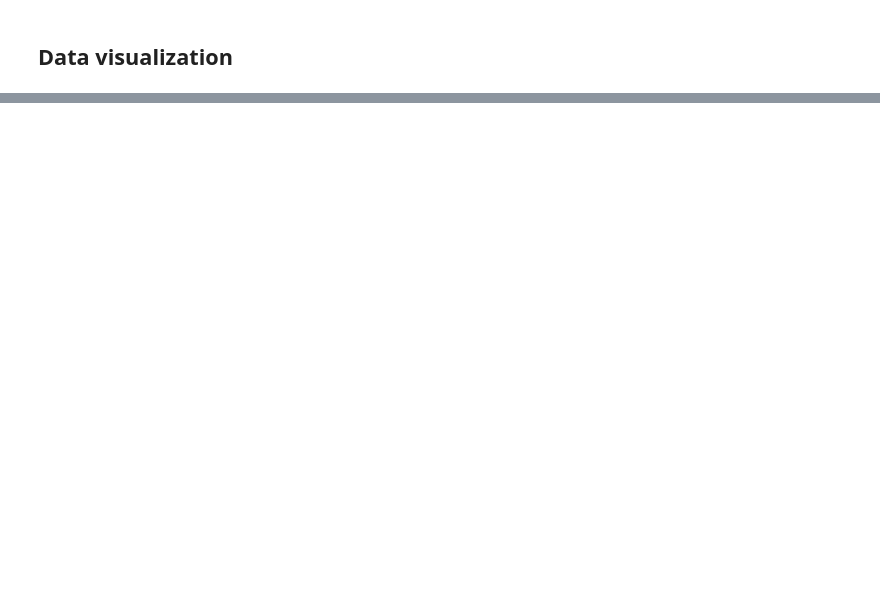
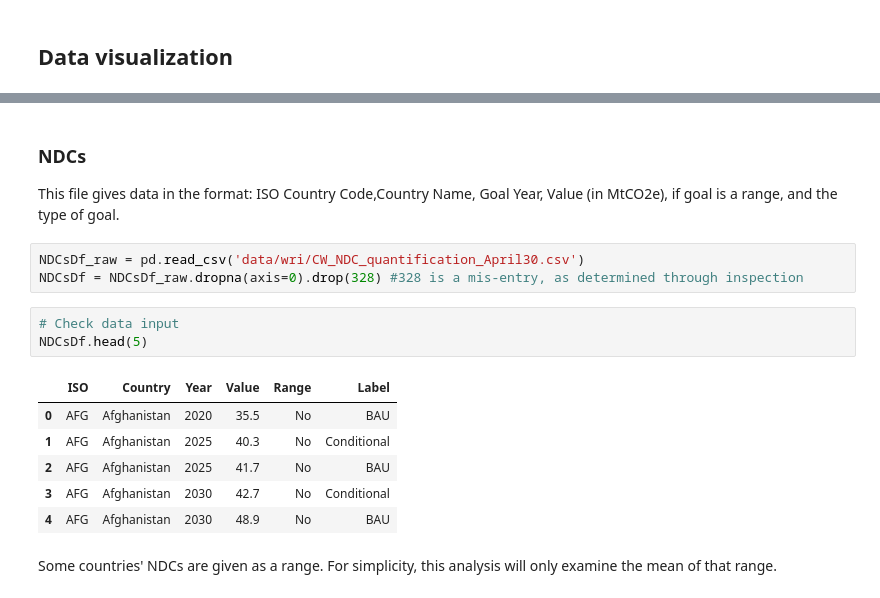
Before and after one commit to jasonrwang/ghg_analytics, a Jupyter notebook: ghg_analytics.ipynb, the cells around one changed output, grey strips where cells are left out. Cells and saved outputs as stored; diff of their text form; blank space fills up the shorter version.

```diff
--- a/ghg_analytics.ipynb
+++ b/ghg_analytics.ipynb
@@ -89 +77,20 @@ Text(0,0.5,'GreenHouse Emission [Kt CO2]')
 [figure]
+# %% [markdown]
+### NDCs
+
+This file gives data in the format: ISO Country Code,Country Name, Goal Year, Value (in MtCO2e), if goal is a range, and the type of goal.
+# %%
+NDCsDf_raw = pd.read_csv('data/wri/CW_NDC_quantification_April30.csv')
+NDCsDf = NDCsDf_raw.dropna(axis=0).drop(328) #328 is a mis-entry, as determined through inspection
+# %%
+# Check data input
+NDCsDf.head(5)
+# %% [output]
+|  | ISO | Country | Year | Value | Range | Label |
+| 0 | AFG | Afghanistan | 2020 | 35.5 | No | BAU |
+| 1 | AFG | Afghanistan | 2025 | 40.3 | No | Conditional |
+| 2 | AFG | Afghanistan | 2025 | 41.7 | No | BAU |
+| 3 | AFG | Afghanistan | 2030 | 42.7 | No | Conditional |
+| 4 | AFG | Afghanistan | 2030 | 48.9 | No | BAU |
+# %% [markdown]
+Some countries' NDCs are given as a range. For simplicity, this analysis will only examine the mean of that range.
```
Also changed, not shown: parts of 10 cells of this notebook.
